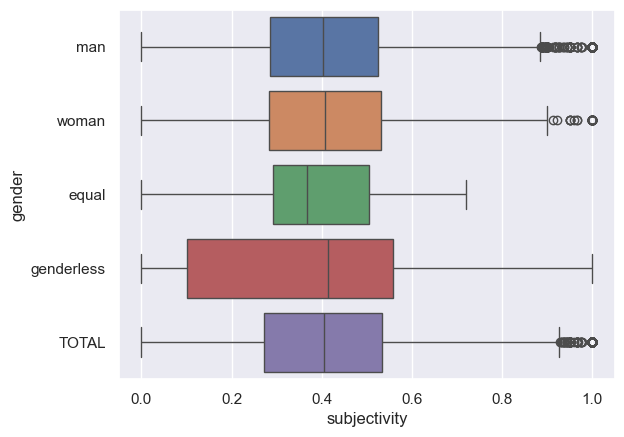
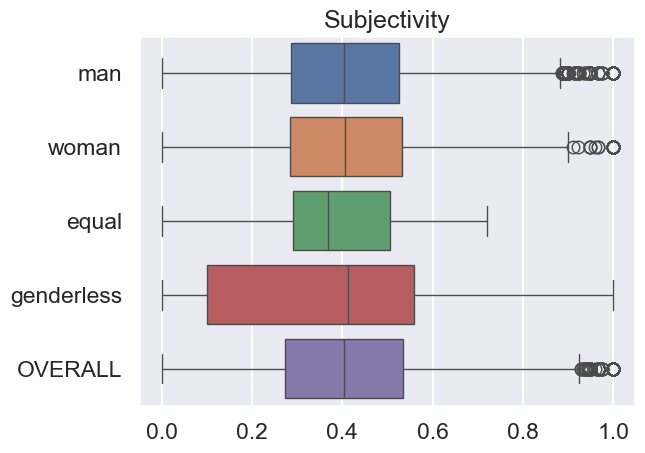
The change to this notebook cell's code, shown as a diff; its figure went from the first image to the second:
--- before
+++ after
@@ -1,3 +1,6 @@
-sns.boxplot(data=df_combined, x="subjectivity", y="gender", hue="gender", legend=False)
-plt.savefig("subjectivity.png", bbox_inches="tight")
+ax = sns.boxplot(data=df_combined, x="subjectivity", y="gender", hue="gender", legend=False)
+ax.set_ylabel("")
+ax.set_xlabel("")
+ax.set_title("Subjectivity")
+plt.savefig("figures/subjectivity.png", bbox_inches="tight", dpi=300)
 plt.show()

Commit: Update sentiment graphs.